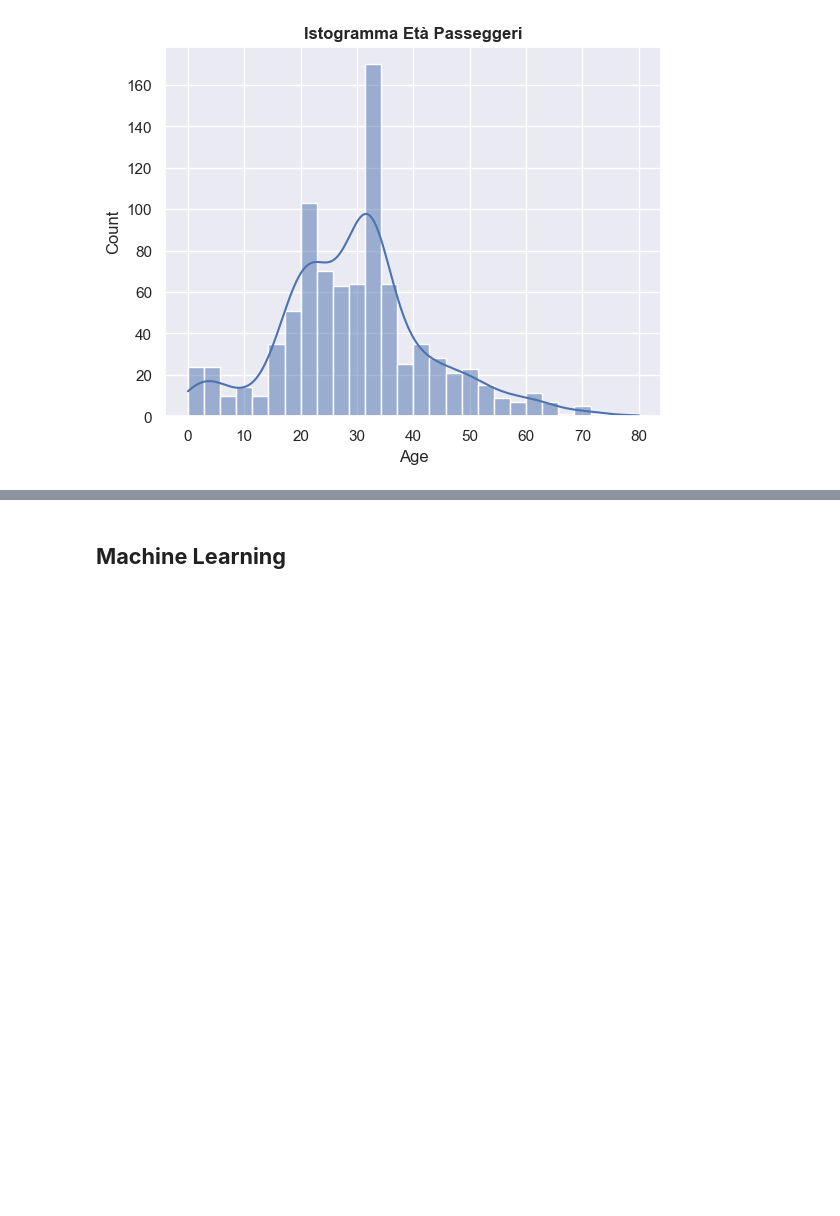
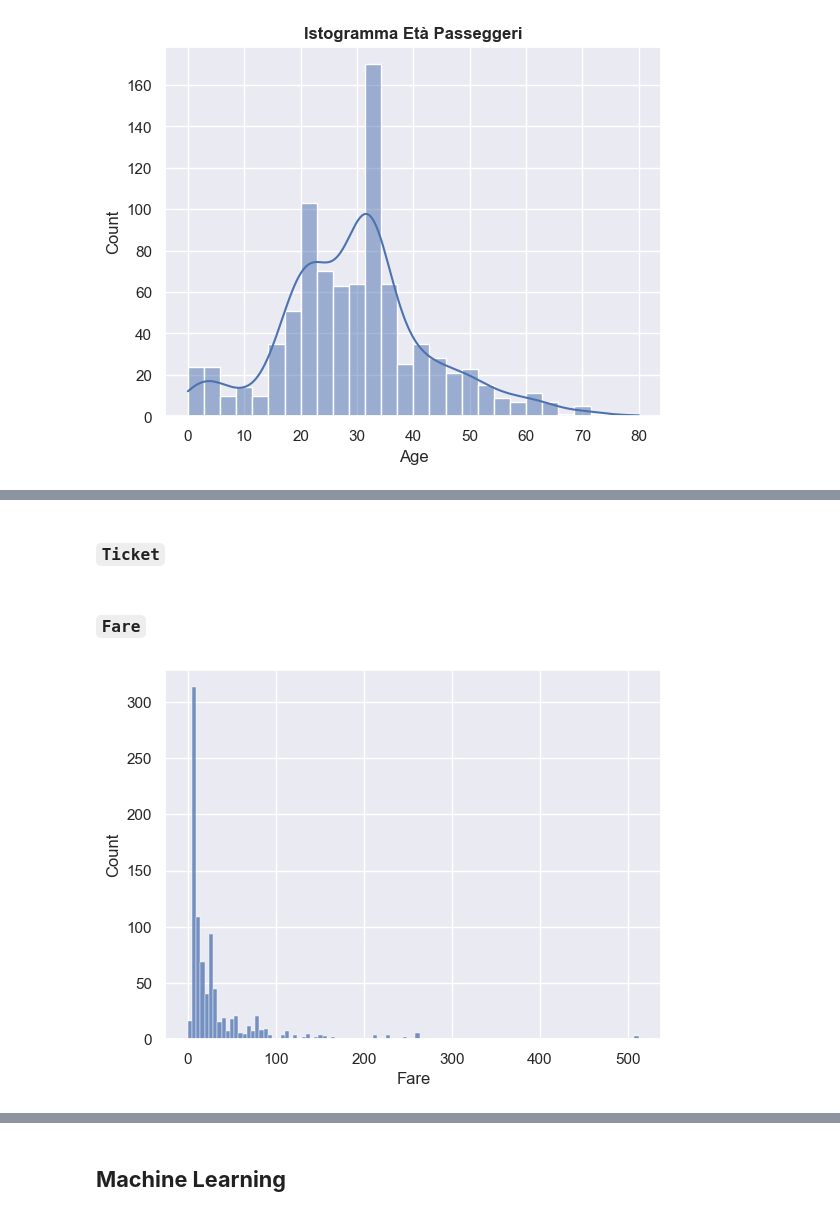
Before and after one commit to marcocolognesi/kaggle_titanic, a Jupyter notebook: notebook.ipynb, the cells around one changed output, grey strips where cells are left out. Saved outputs shown, nothing was run; the diff lists cells and outputs as text; code cells hidden in the pictures; blank space fills up the shorter version.

```diff
--- a/notebook.ipynb
+++ b/notebook.ipynb
@@ -356,0 +445,11 @@ train_df['Age_group'] = train_df['Age_group'].astype(int)
+# %% [markdown]
+### **`Ticket`**
+# %% [markdown]
+### **`Fare`**
+# %%
+prezzo = train_df['Fare']
+
+sns.histplot(prezzo)
+plt.show()
+# %% [output]
+[figure, added]
```
Also changed, not shown: parts of 6 cells of this notebook.
